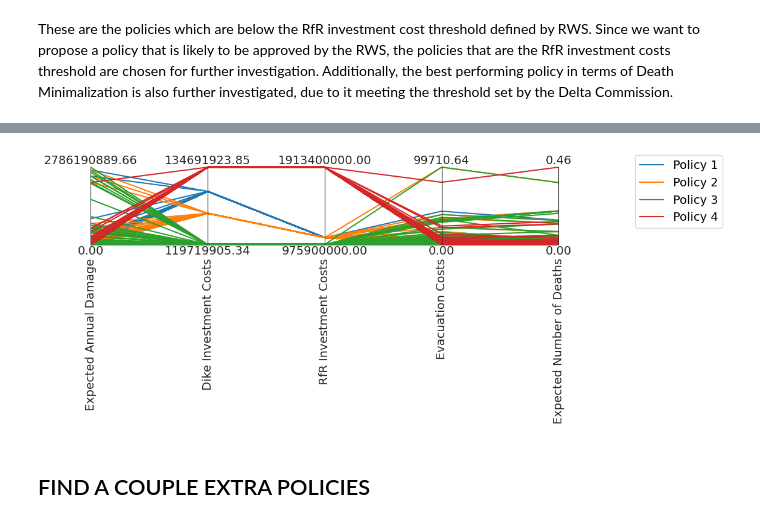
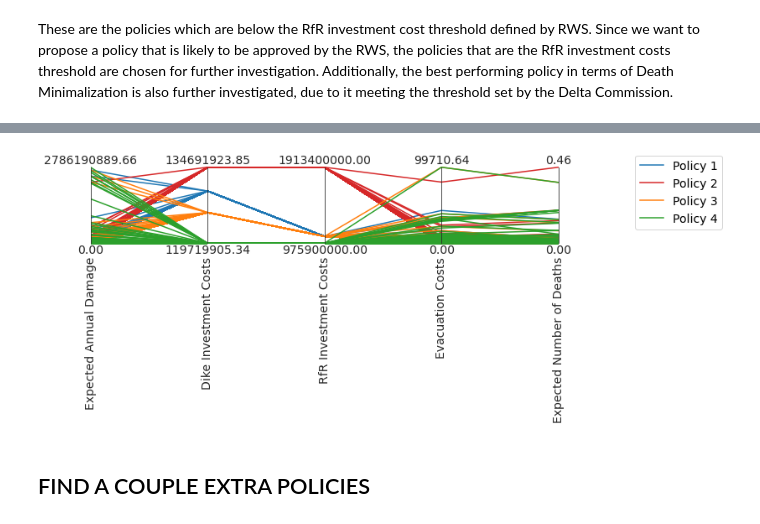
Before and after one commit to willygpv/EPA1361, a Jupyter notebook: final assignment/dike_model/4 - Policy_Reevaluation.ipynb, the cells around one changed output, grey strips where cells are left out. Cells and saved outputs as stored; diff of their text form; code cells hidden in the pictures.

```diff
--- a/final assignment/dike_model/4 - Policy_Reevaluation.ipynb
+++ b/final assignment/dike_model/4 - Policy_Reevaluation.ipynb
@@ -153,8 +132,8 @@ def robustness(direction, threshold, data):
     else:
         return np.sum(data>=threshold)/data.shape[0]
 
-def costs(data):
-    return data[0]/1e3 # makes numbers nicer CAREFUL WITH UNITS
+def dummy(data):
+    return data[0] # makes numbers nicer CAREFUL WITH UNITS
 
 SMALLER = 'SMALLER'
 
@@ -163,11 +142,11 @@ max_num_deaths = 0.0001 * 3 * 5
 max_rfr_costs = 1.1e9
 max_dike_costs = 3.04e8
 
-Expected_Annual_Damage = costs
+Expected_Annual_Damage = dummy
 Dike_Investment_Costs = functools.partial(robustness, SMALLER, max_dike_costs)
 Expected_Number_of_Deaths = functools.partial(robustness, SMALLER, max_num_deaths)
 RfR_Investment_Costs = functools.partial(robustness, SMALLER, max_rfr_costs)
-Evacuation_Costs = costs
+Evacuation_Costs = dummy
 # %%
 from ema_workbench.analysis import parcoords
 import matplotlib.lines as mlines
@@ -192,6 +171,8 @@ for policy in experiments_reev.policy.unique():
     total_scores[policy] = scores
 
 data_domain = pd.DataFrame(total_scores).T#.reset_index(drop=True)
+data_domain = data_domain.drop(data_domain.columns[0], axis=1)
+data_domain = data_domain.drop(data_domain.columns[-2], axis=1)
 limits = parcoords.get_limits(data_domain)
 # limits.loc[0, :] = 0
 # limits.loc[1, :] = 1
@@ -290,29 +234,28 @@ all_data
 # %%
 
 policy1_df = outcomes_reev_df[outcomes_reev_df['policy']==potential_policies[0]].iloc[:,:-1]
 policy2_df = outcomes_reev_df[outcomes_reev_df['policy']==potential_policies[1]].iloc[:,:-1]
 policy3_df = outcomes_reev_df[outcomes_reev_df['policy']==potential_policies[2]].iloc[:,:-1]
 policy4_df = outcomes_reev_df[outcomes_reev_df['policy']==potential_policies[3]].iloc[:,:-1]
 
 frames = [policy1_df,policy2_df,policy3_df,policy4_df]
 all_data = pd.concat(frames)
 
 limits = parcoords.get_limits(all_data)
 axes = parcoords.ParallelAxes(limits)
 axes.plot(policy1_df, color=sns.color_palette()[0], label='Policy 1')
-axes.plot(policy2_df, color=sns.color_palette()[1], label='Policy 2')
-axes.plot(policy3_df, color=sns.color_palette()[2], label='Policy 3')
-axes.plot(policy4_df, color=sns.color_palette()[3], label='Policy 4')
+axes.plot(policy4_df, color=sns.color_palette()[3], label='Policy 2')
+axes.plot(policy2_df, color=sns.color_palette()[1], label='Policy 3')
+axes.plot(policy3_df, color=sns.color_palette()[2], label='Policy 4')
 
 plt.rcParams.update(plt.rcParamsDefault)
 plt.rcParams["figure.figsize"] = (10,2)
 
 axes.legend()
-plt.rcParams['legend.title_fontsize'] = 'xx-small'
 plt.savefig('../images/parcoord_500.png', dpi=300, bbox_inches = "tight")
 plt.show()
 # %% [output]
-[figure, old version]
+[figure, new version]
 # %% [markdown]
 ## FIND A COUPLE EXTRA POLICIES
 # %%
```
Also changed, not shown: parts of 21 cells of this notebook, 3 other files.
